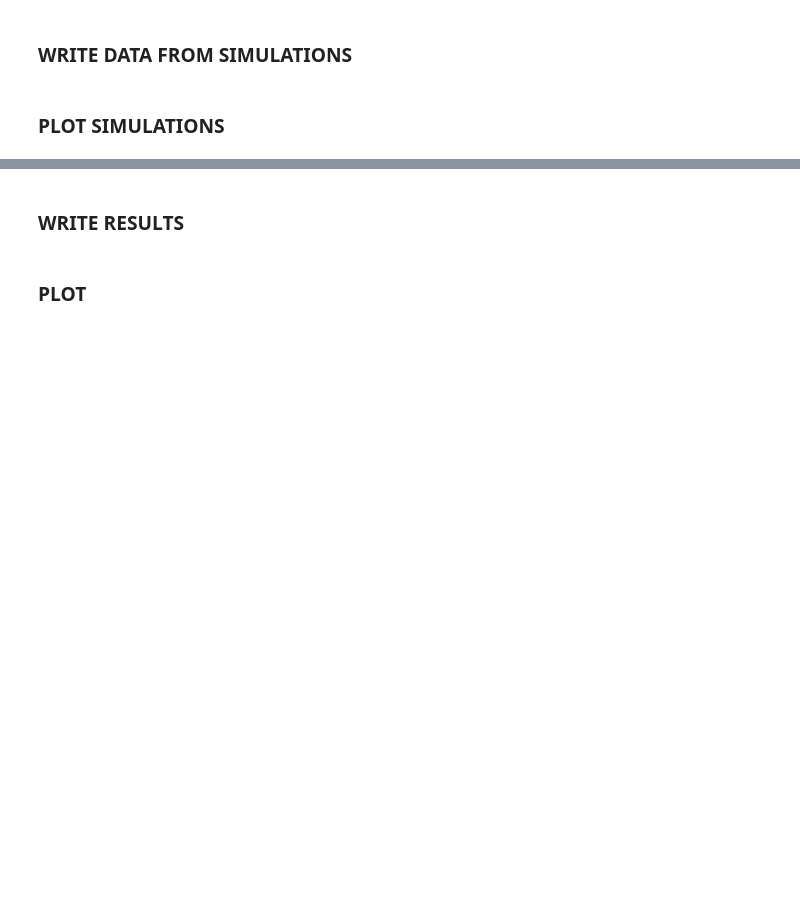
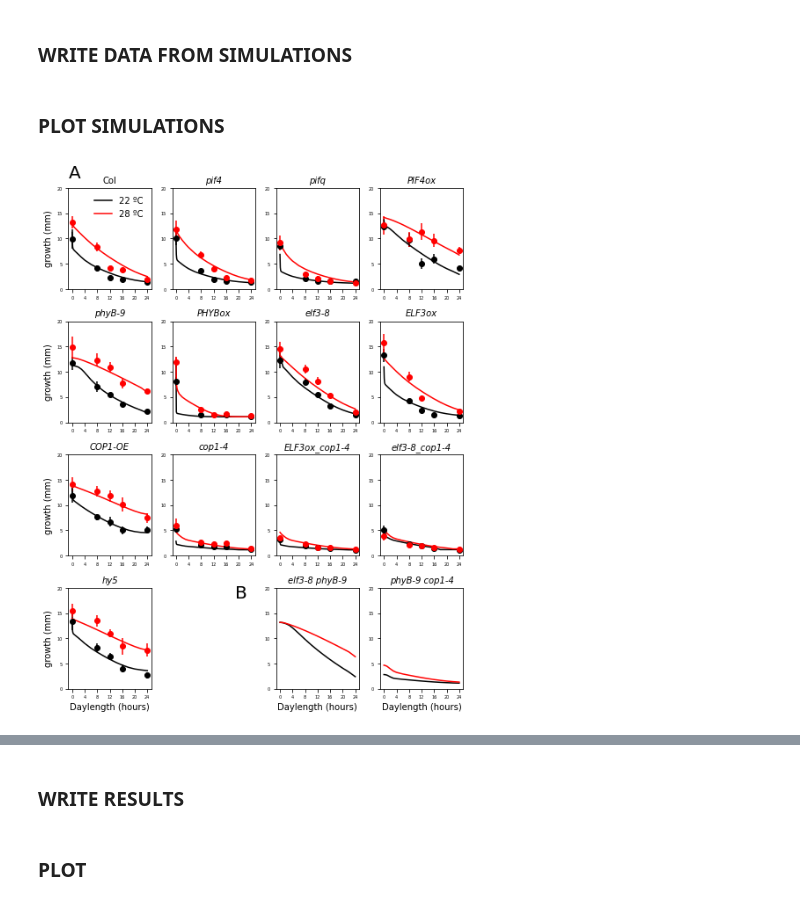
Before and after one commit to PabloCatalan/hypocotyl, a Jupyter notebook: main_figures.ipynb, the cells around one changed output, grey strips where cells are left out. Drawn from its saved outputs; the diff is of its cells as text; code cells hidden in the pictures; blank space fills up the shorter version.

```diff
--- a/main_figures.ipynb
+++ b/main_figures.ipynb
@@ -42,3 +43,65 @@ with pd.ExcelWriter('results/fig1_data.xls') as writer:
         DFdata.to_excel(writer, sheet_name=mut, float_format='%.3f',index=False)
 # %% [markdown]
 ### PLOT SIMULATIONS
+# %%
+fig=plt.figure(figsize=(7,9))
+ncols=4
+nrows=4
+ncols=4
+nrows=4
+count=1
+for mut in mutants:
+    if count==14:
+        count+=1
+    ax=fig.add_subplot(nrows,ncols,count)
+    #PLOT SIMULATIONS
+    hp22=[]
+    hp28=[]
+    for D in Daylength2:
+        key22='22_'+str(D)
+        key28='28_'+str(D)
+        hp22.append(hypo_python[mut][key22])
+        hp28.append(hypo_python[mut][key28])
+    ax.plot(Daylength2, hp22, 'k', label='22 ºC')
+    ax.plot(Daylength2, hp28, 'r', label='28 ºC')
+    #DATA
+    d22=[]
+    d28=[]
+    s22=[]
+    s28=[]
+    for D in Daylength:
+        key22='22_'+str(D)
+        key28='28_'+str(D)
+        if mut in avgdata:
+            d22.append(avgdata[mut][key22])
+            d28.append(avgdata[mut][key28])
+            s22.append(stddata[mut][key22])
+            s28.append(stddata[mut][key28])
+    if mut in avgdata:
+        ax.errorbar(Daylength, d22, yerr=s22, fmt='o', color='k')
+        ax.errorbar(Daylength, d28, yerr=s28, fmt='o', color='r')
+    if mut=='Col':
+        ax.set_title(mut, size=10)
+    else:
+        ax.set_title(mut, style='italic', size=10)
+    ax.set_ylim([0,20])
+    if count==1:
+        ax.legend(loc='upper right', frameon=False)
+        ax.text(0,1.1,'A',fontsize=20,transform=ax.transAxes)
+    if count>12:
+        ax.set_xlabel('Daylength (hours)', size=10)
+    if count%4==1:
+        ax.set_ylabel('growth (mm)', size=10)
+    if count==13:
+        fig.tight_layout()
+    if count==15:
+        ax.text(-0.5,0.9,'B',fontsize=20,transform=ax.transAxes)
+    ax.set_xticks([0,4,8,12,16,20,24])
+    ax.set_xticklabels([0,4,8,12,16,20,24], size=5)
+    ax.set_yticklabels(ax.get_yticks(), size=5)
+    ax.yaxis.set_major_formatter(FormatStrFormatter('%d'))
+    count+=1
+#fig.tight_layout()
+fig.savefig('figures/fig1_paper.pdf', bbox_inches='tight')
+# %% [output]
+[figure, added]
```
Also changed, not shown: parts of 22 cells of this notebook, 2 other files.
